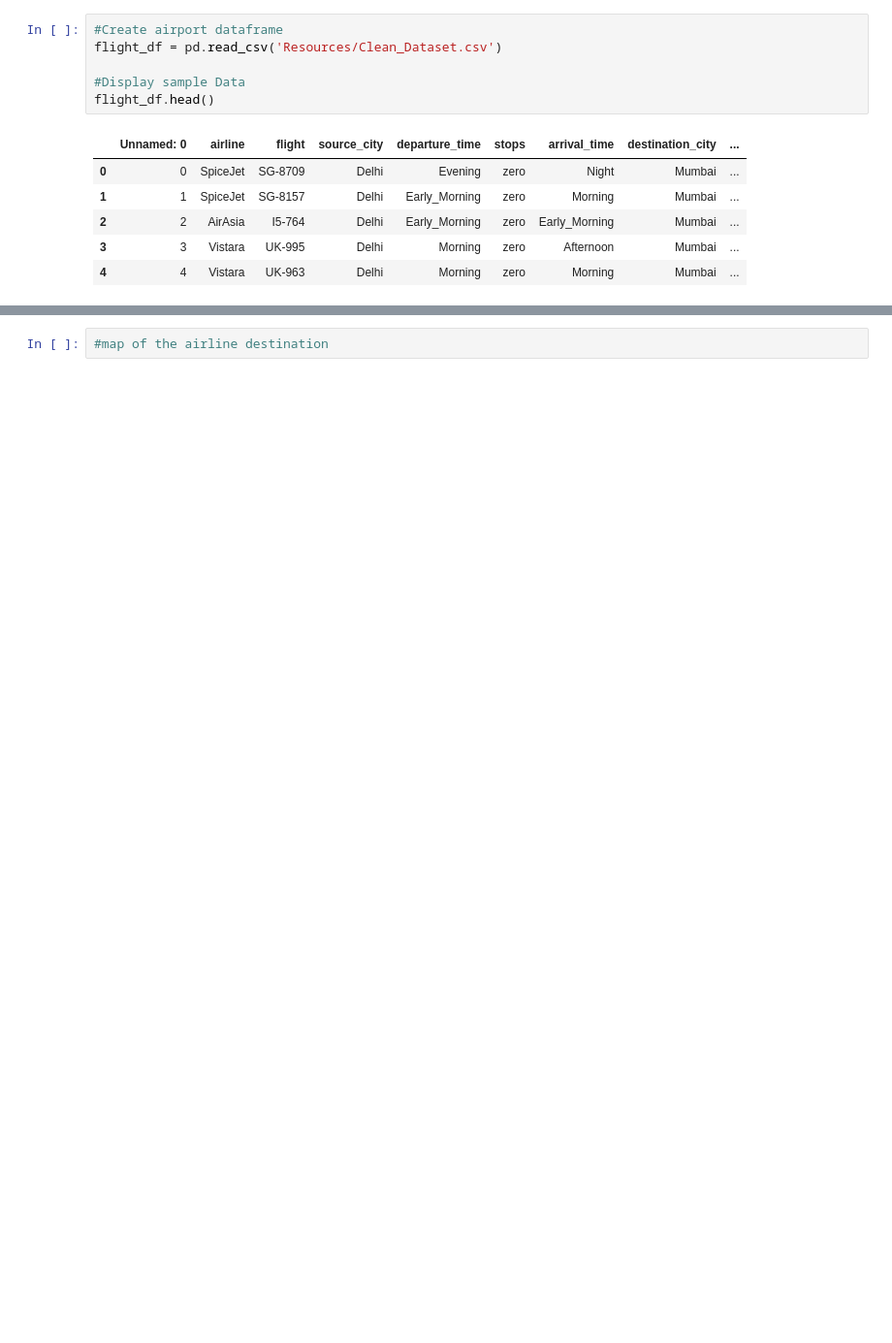
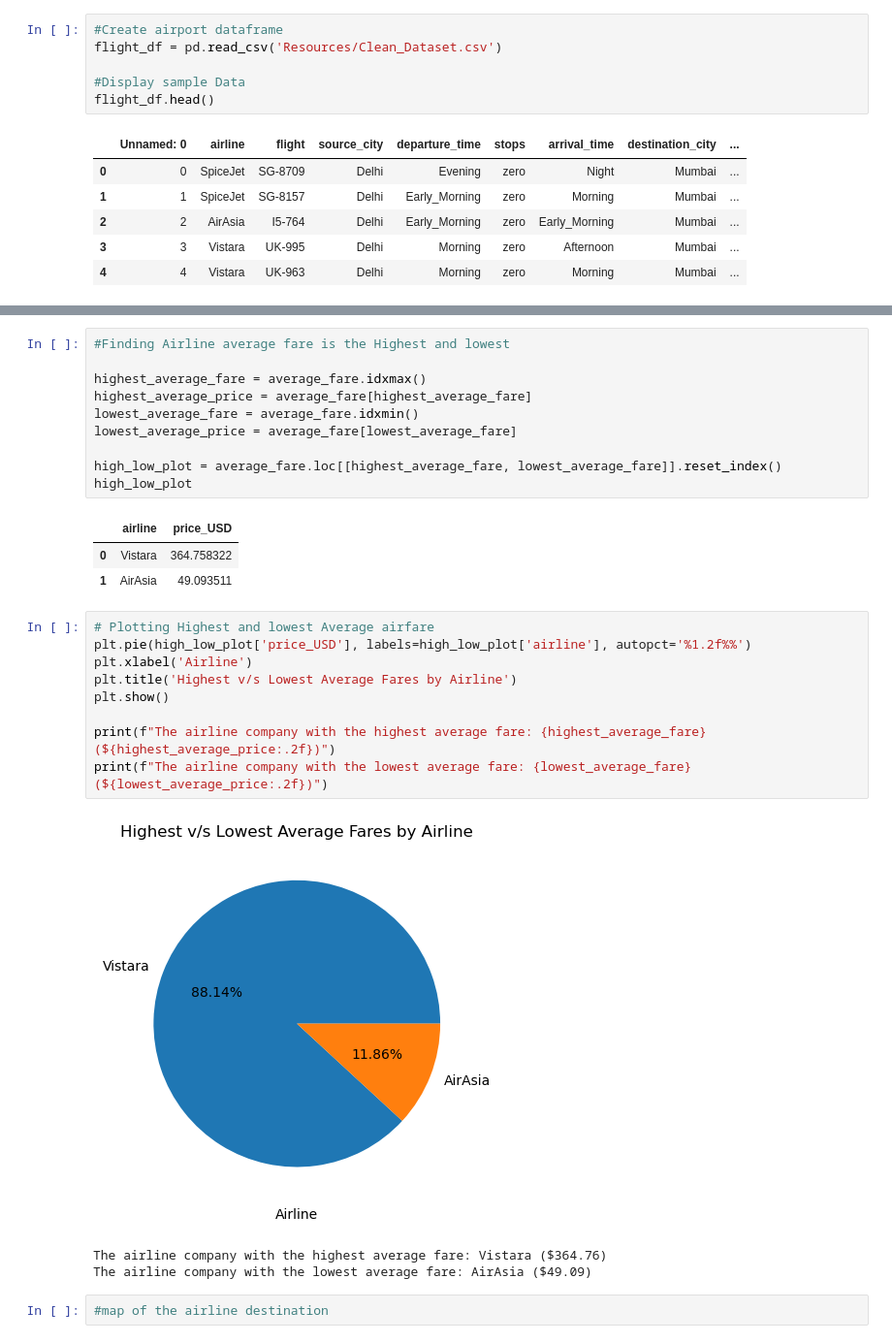
Before and after one commit to kristinadubei/group_project1, a Jupyter notebook: NC_analysis.ipynb, the cells around one changed output, grey strips where cells are left out. Shown at 97% size. Drawn from its saved outputs; the diff is of its cells as text; blank space fills up the shorter version.

```diff
--- a/NC_analysis.ipynb
+++ b/NC_analysis.ipynb
@@ -41,2 +57,29 @@ The airline company with the lowest average fare: AirAsia
+# %%
+#Finding Airline average fare is the Highest and lowest
+
+highest_average_fare = average_fare.idxmax()
+highest_average_price = average_fare[highest_average_fare]
+lowest_average_fare = average_fare.idxmin()
+lowest_average_price = average_fare[lowest_average_fare]
+
+high_low_plot = average_fare.loc[[highest_average_fare, lowest_average_fare]].reset_index()
+high_low_plot
+# %% [output]
+|  | airline | price_USD |
+| 0 | Vistara | 364.758322 |
+| 1 | AirAsia | 49.093511 |
+# %%
+# Plotting Highest and lowest Average airfare
+plt.pie(high_low_plot['price_USD'], labels=high_low_plot['airline'], autopct='%1.2f%%')
+plt.xlabel('Airline')
+plt.title('Highest v/s Lowest Average Fares by Airline')
+plt.show()
+
+print(f"The airline company with the highest average fare: {highest_average_fare} (${highest_average_price:.2f})")
+print(f"The airline company with the lowest average fare: {lowest_average_fare} (${lowest_average_price:.2f})")
+# %% [output]
+[figure, added]
+The airline company with the highest average fare: Vistara ($364.76)
+The airline company with the lowest average fare: AirAsia ($49.09)
 # %%
 #map of the airline destination
```
Also changed, not shown: parts of 16 cells of this notebook.
